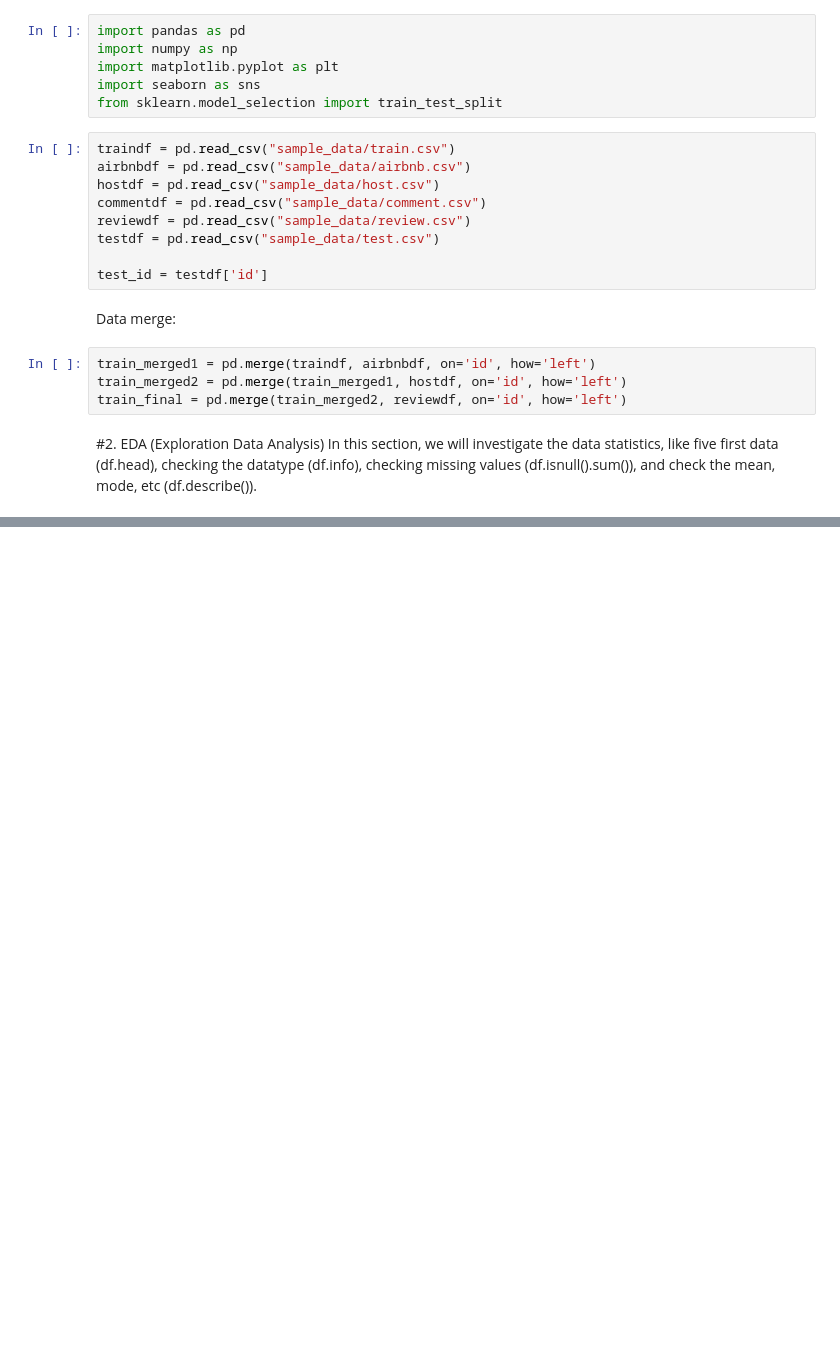
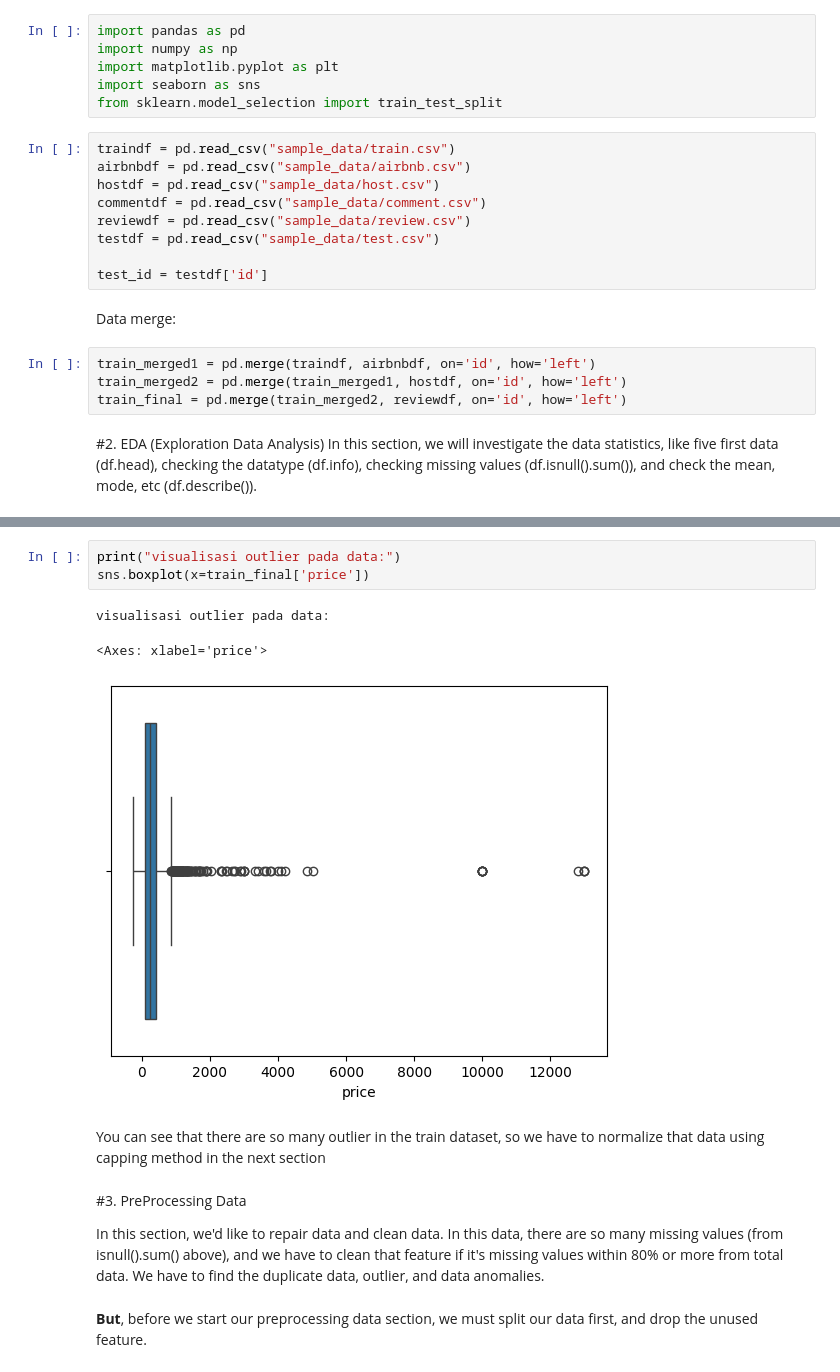
Before and after one commit to Jundannz/Airbnb-Price-Prediction, a Jupyter notebook: main.ipynb, the cells around one changed output, grey strips where cells are left out. Drawn from its saved outputs; the diff is of its cells as text; blank space fills up the shorter version.

```diff
--- a/main.ipynb
+++ b/main.ipynb
@@ -48,0 +77,15 @@ train_final.describe()
+# %%
+print("visualisasi outlier pada data:")
+sns.boxplot(x=train_final['price'])
+# %% [output]
+visualisasi outlier pada data:
+<Axes: xlabel='price'>
+[figure, added]
+# %% [markdown]
+You can see that there are so many outlier in the train dataset, so we have to normalize that data using capping method in the next section
+# %% [markdown]
+#3. PreProcessing Data
+
+In this section, we'd like to repair data and clean data. In this data, there are so many missing values (from isnull().sum() above), and we have to clean that feature if it's missing values within 80% or more from total data. We have to find the duplicate data, outlier, and data anomalies.
+# %% [markdown]
+**But**, before we start our preprocessing data section, we must split our data first, and drop the unused feature.
```
Also changed, not shown: parts of 34 cells of this notebook, 1 other file.
